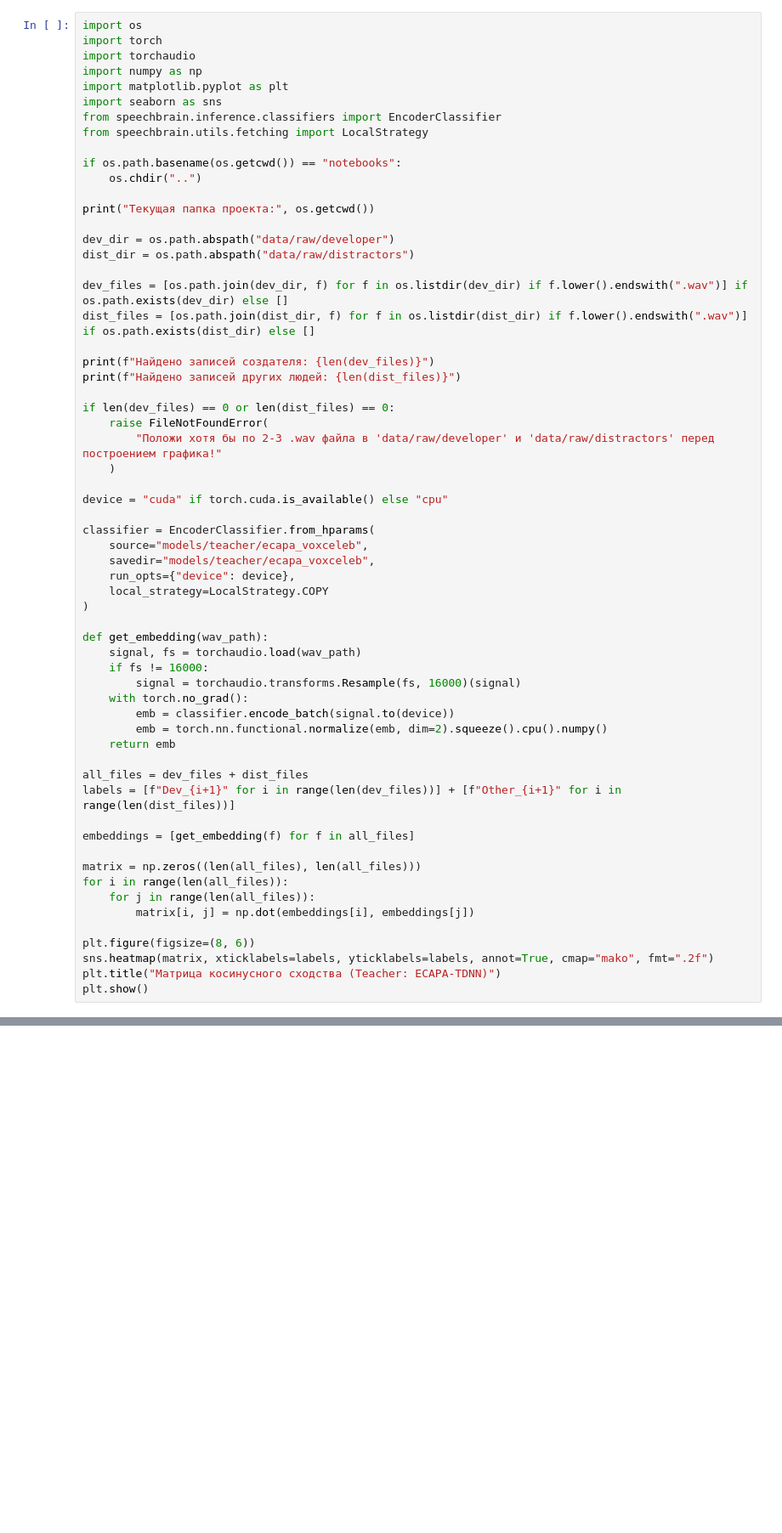
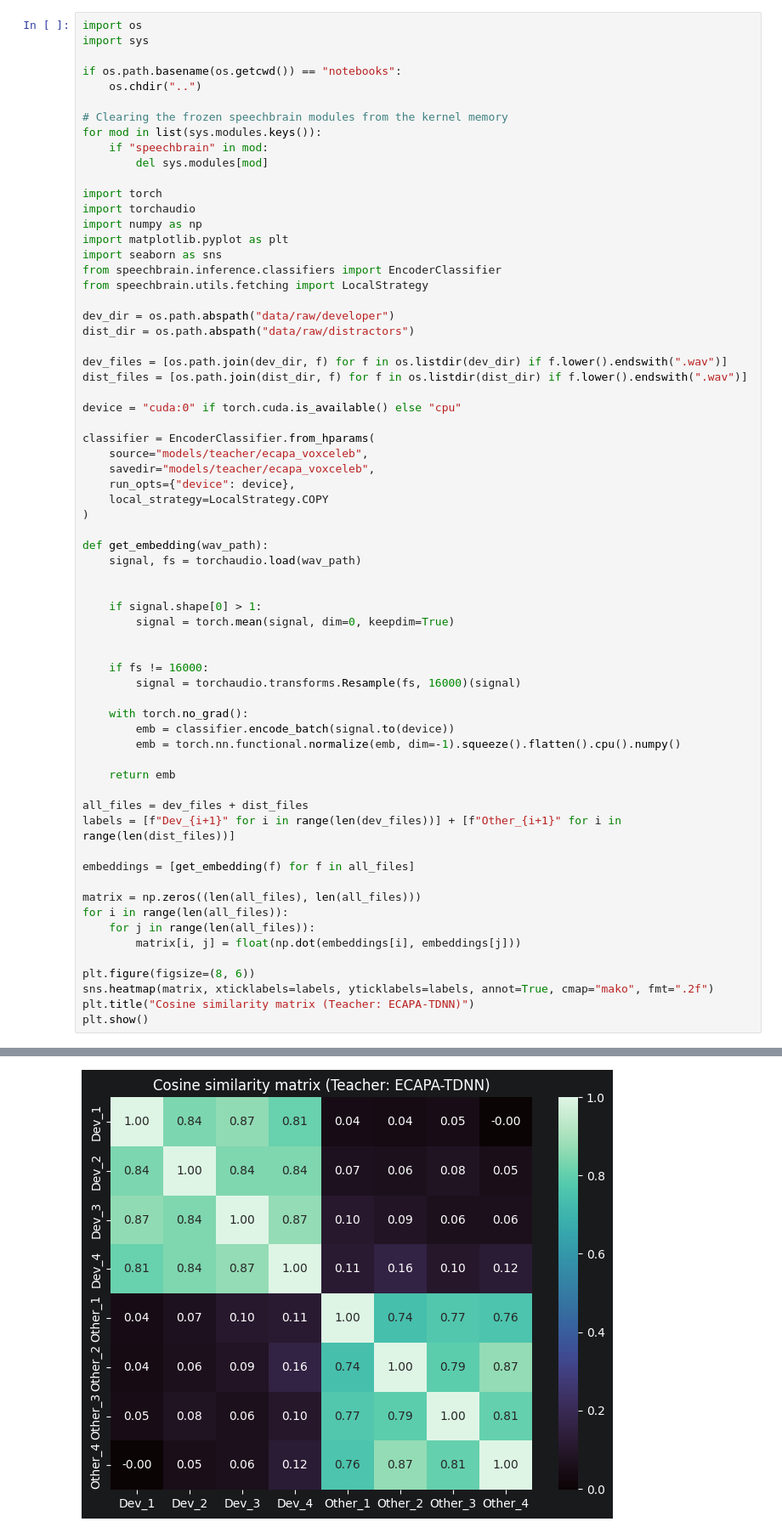
Before and after one commit to RaccoonKa/Astra, a Jupyter notebook: notebooks/01_teacher_baseline.ipynb, the cells around one changed output, grey strips where cells are left out. Shown at 85% size. Cells and saved outputs as stored; diff of their text form; blank space fills up the shorter version.

```diff
--- a/notebooks/01_teacher_baseline.ipynb
+++ b/notebooks/01_teacher_baseline.ipynb
@@ -20,5 +28,15 @@ EncoderClassifier из inference доступен!
 # %%
 import os
+import sys
+
+if os.path.basename(os.getcwd()) == "notebooks":
+    os.chdir("..")
+
+# Clearing the frozen speechbrain modules from the kernel memory
+for mod in list(sys.modules.keys()):
+    if "speechbrain" in mod:
+        del sys.modules[mod]
+
 import torch
 import torchaudio
 import numpy as np
@@ -27,26 +45,13 @@ import seaborn as sns
 from speechbrain.inference.classifiers import EncoderClassifier
 from speechbrain.utils.fetching import LocalStrategy
 
-if os.path.basename(os.getcwd()) == "notebooks":
-    os.chdir("..")
-
-print("Текущая папка проекта:", os.getcwd())
-
 dev_dir = os.path.abspath("data/raw/developer")
 dist_dir = os.path.abspath("data/raw/distractors")
 
-dev_files = [os.path.join(dev_dir, f) for f in os.listdir(dev_dir) if f.lower().endswith(".wav")] if os.path.exists(dev_dir) else []
-dist_files = [os.path.join(dist_dir, f) for f in os.listdir(dist_dir) if f.lower().endswith(".wav")] if os.path.exists(dist_dir) else []
+dev_files = [os.path.join(dev_dir, f) for f in os.listdir(dev_dir) if f.lower().endswith(".wav")]
+dist_files = [os.path.join(dist_dir, f) for f in os.listdir(dist_dir) if f.lower().endswith(".wav")]
 
-print(f"Найдено записей создателя: {len(dev_files)}")
-print(f"Найдено записей других людей: {len(dist_files)}")
-
-if len(dev_files) == 0 or len(dist_files) == 0:
-    raise FileNotFoundError(
-        "Положи хотя бы по 2-3 .wav файла в 'data/raw/developer' и 'data/raw/distractors' перед построением графика!"
-    )
-
-device = "cuda" if torch.cuda.is_available() else "cpu"
+device = "cuda:0" if torch.cuda.is_available() else "cpu"
 
 classifier = EncoderClassifier.from_hparams(
     source="models/teacher/ecapa_voxceleb",
@@ -57,11 +62,19 @@ classifier = EncoderClassifier.from_hparams(
 
 def get_embedding(wav_path):
     signal, fs = torchaudio.load(wav_path)
+
+
+    if signal.shape[0] > 1:
+        signal = torch.mean(signal, dim=0, keepdim=True)
+
+
     if fs != 16000:
         signal = torchaudio.transforms.Resample(fs, 16000)(signal)
+
     with torch.no_grad():
         emb = classifier.encode_batch(signal.to(device))
-        emb = torch.nn.functional.normalize(emb, dim=2).squeeze().cpu().numpy()
+        emb = torch.nn.functional.normalize(emb, dim=-1).squeeze().flatten().cpu().numpy()
+
     return emb
 
 all_files = dev_files + dist_files
@@ -72,10 +85,10 @@ embeddings = [get_embedding(f) for f in all_files]
 matrix = np.zeros((len(all_files), len(all_files)))
 for i in range(len(all_files)):
     for j in range(len(all_files)):
-        matrix[i, j] = np.dot(embeddings[i], embeddings[j])
+        matrix[i, j] = float(np.dot(embeddings[i], embeddings[j]))
 
 plt.figure(figsize=(8, 6))
 sns.heatmap(matrix, xticklabels=labels, yticklabels=labels, annot=True, cmap="mako", fmt=".2f")
-plt.title("Матрица косинусного сходства (Teacher: ECAPA-TDNN)")
+plt.title("Cosine similarity matrix (Teacher: ECAPA-TDNN)")
 plt.show()
 # %% [output]
@@ -85,0 +95 @@ FileNotFoundError: Положи хотя бы по 2-3 .wav файла в 'data/
+[figure, added]
```
Also changed, not shown: parts of 9 cells of this notebook, 9 other files.
